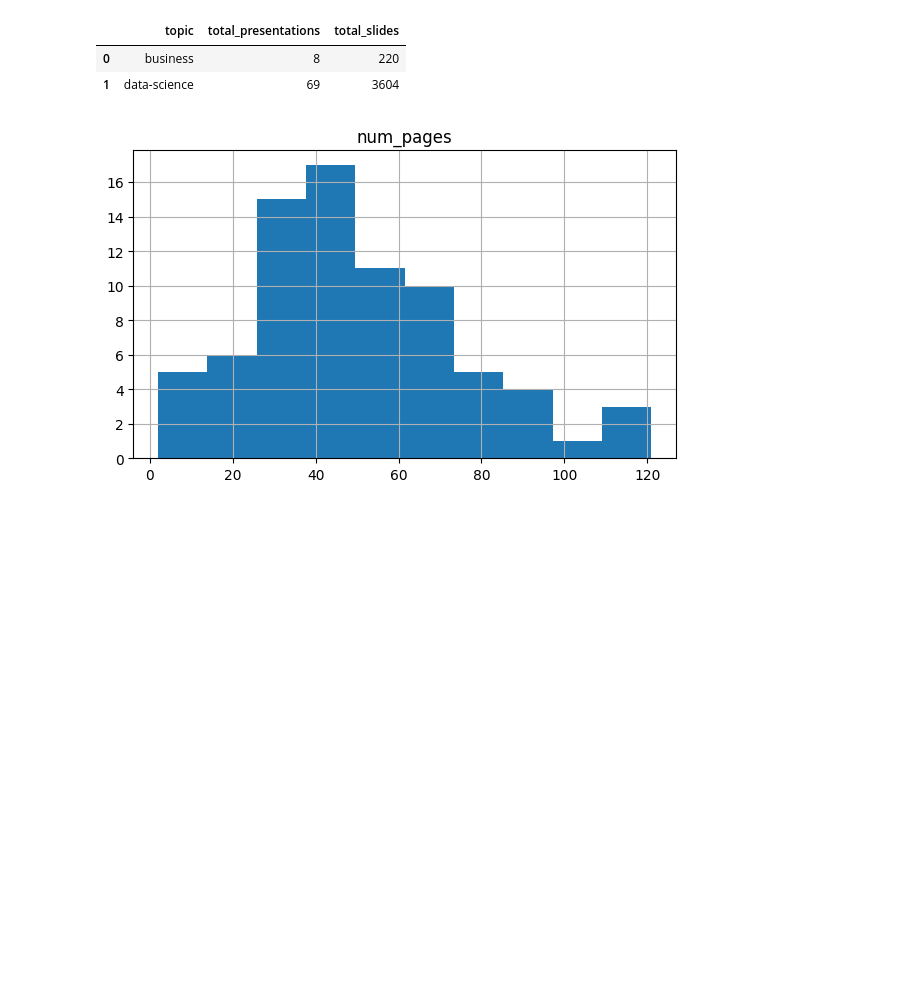
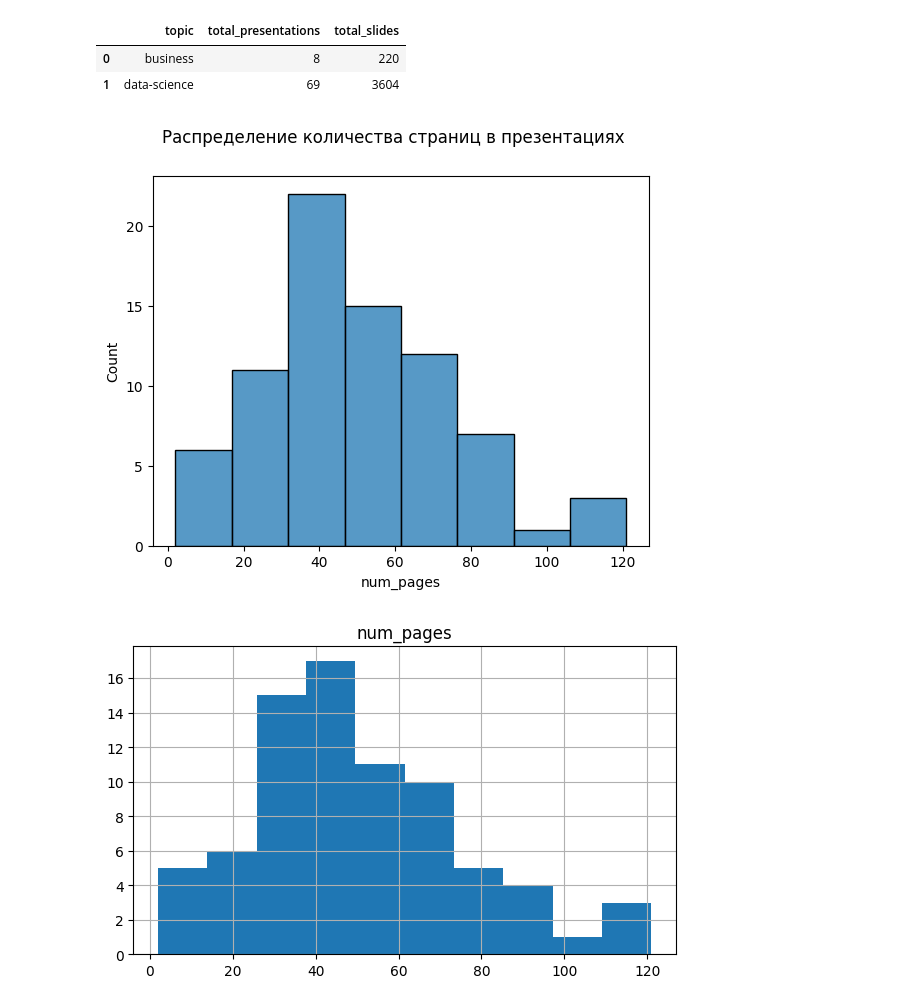
Before and after one commit to tambovtsev-io/presentation-search, a Jupyter notebook: notebooks/data_description/count_presentations.ipynb, the cells around one changed output. Cells and saved outputs as stored; diff of their text form; code cells hidden in the pictures; blank space fills up the shorter version.

Commit message:
feat: use seaborn for histplot

```diff
--- a/notebooks/data_description/count_presentations.ipynb
+++ b/notebooks/data_description/count_presentations.ipynb
@@ -83,6 +83,13 @@ pages_count
 |  | topic | total_presentations | total_slides |
 | 0 | business | 8 | 220 |
 | 1 | data-science | 69 | 3604 |
+# %%
+import seaborn as sns
+
+g = sns.histplot(df, x='num_pages')
+g = g.figure.suptitle("Распределение количества страниц в презентациях")
+# %% [output]
+[figure, added]
 # %%
 df.hist("num_pages", figsize=(7, 4));
 # %% [output]
```
